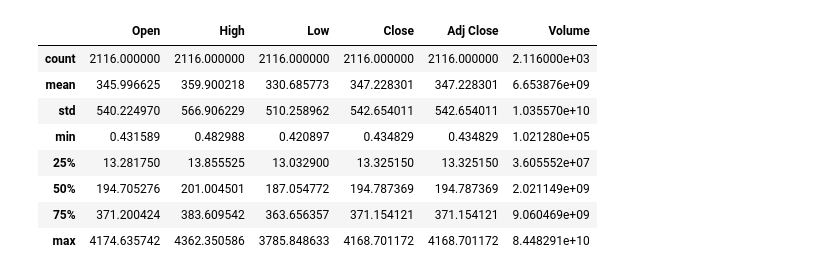
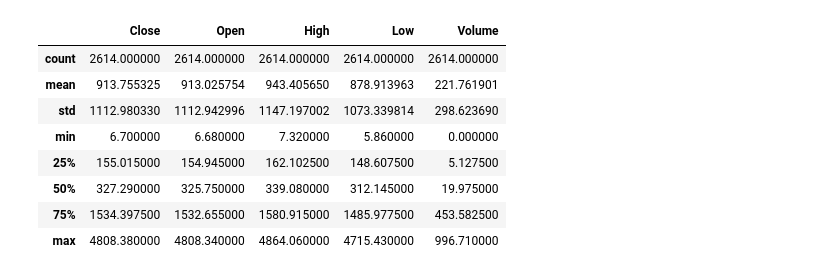
Before and after one commit to konsys/Bitcoin-Prediction-Model, a Jupyter notebook: perceptron.ipynb, the cells around one changed output. Drawn from its saved outputs; the diff is of its cells as text; code cells hidden in the pictures.

```diff
--- a/perceptron.ipynb
+++ b/perceptron.ipynb
@@ -3,13 +3,13 @@
 from sklearn.linear_model import Perceptron
 from sklearn.model_selection import train_test_split
 from sklearn.metrics import accuracy_score
+from xgboost import XGBClassifier
 import pandas as pd
 import numpy as np
 import warnings
-warnings.filterwarnings("ignore")
-# btc_15m_data_2018_to_2025.csv
-# df = pd.read_csv('bitcoin.csv')
-df = pd.read_csv('ETH-USD (1).csv', delimiter=',', index_col='Date')
+import pickle
+
+# warnings.filterwarnings("ignore")
+df = pd.read_csv('Ethereum Historical Data.csv', delimiter=',', index_col='Date')
 df = df.dropna()
-# df.count(df.iloc['null'])
-# df.sort_values(by='Date')
+df.sort_index()
@@ -31,12 +31,26 @@ df.head()
 # %%
+df['Close'] = df['Close'].str.replace(
+    ",", "", regex = False
+).astype(float)
+df['Open'] = df['Open'].str.replace(
+    ",", "", regex = False
+).astype(float)
+df['High'] = df['High'].str.replace(
+    ",", "", regex = False
+).astype(float)
+df['Low'] = df['Low'].str.replace(
+    ",", "", regex = False
+).astype(float)
+df['Volume'] = df['Volume'].str.replace('K', '', regex = False).str.replace('M', '', regex = False).str.replace('B', '', regex = False).str.replace('-', '0', regex = False).astype(float)
+
 df.describe()
 # %% [output]
-|  | Open | High | Low | Close | Adj Close | Volume |
-| count | 2116.000000 | 2116.000000 | 2116.000000 | 2116.000000 | 2116.000000 | 2.116000e+03 |
-| mean | 345.996625 | 359.900218 | 330.685773 | 347.228301 | 347.228301 | 6.653876e+09 |
-| std | 540.224970 | 566.906229 | 510.258962 | 542.654011 | 542.654011 | 1.035570e+10 |
-| min | 0.431589 | 0.482988 | 0.420897 | 0.434829 | 0.434829 | 1.021280e+05 |
-| 25% | 13.281750 | 13.855525 | 13.032900 | 13.325150 | 13.325150 | 3.605552e+07 |
-| 50% | 194.705276 | 201.004501 | 187.054772 | 194.787369 | 194.787369 | 2.021149e+09 |
-| 75% | 371.200424 | 383.609542 | 363.656357 | 371.154121 | 371.154121 | 9.060469e+09 |
-| max | 4174.635742 | 4362.350586 | 3785.848633 | 4168.701172 | 4168.701172 | 8.448291e+10 |
+|  | Close | Open | High | Low | Volume |
+| count | 2614.000000 | 2614.000000 | 2614.000000 | 2614.000000 | 2614.000000 |
+| mean | 913.755325 | 913.025754 | 943.405650 | 878.913963 | 221.761901 |
+| std | 1112.980330 | 1112.942996 | 1147.197002 | 1073.339814 | 298.623690 |
+| min | 6.700000 | 6.680000 | 7.320000 | 5.860000 | 0.000000 |
+| 25% | 155.015000 | 154.945000 | 162.102500 | 148.607500 | 5.127500 |
+| 50% | 327.290000 | 325.750000 | 339.080000 | 312.145000 | 19.975000 |
+| 75% | 1534.397500 | 1532.655000 | 1580.915000 | 1485.977500 | 453.582500 |
+| max | 4808.380000 | 4808.340000 | 4864.060000 | 4715.430000 | 996.710000 |
```
Also changed, not shown: parts of 9 cells of this notebook, 2 other files.
